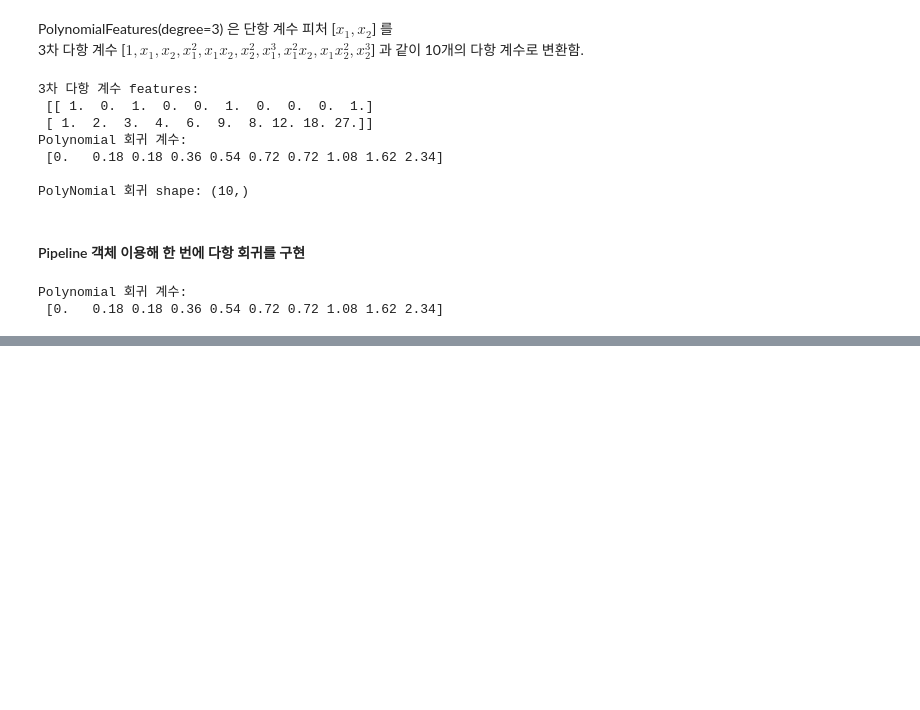
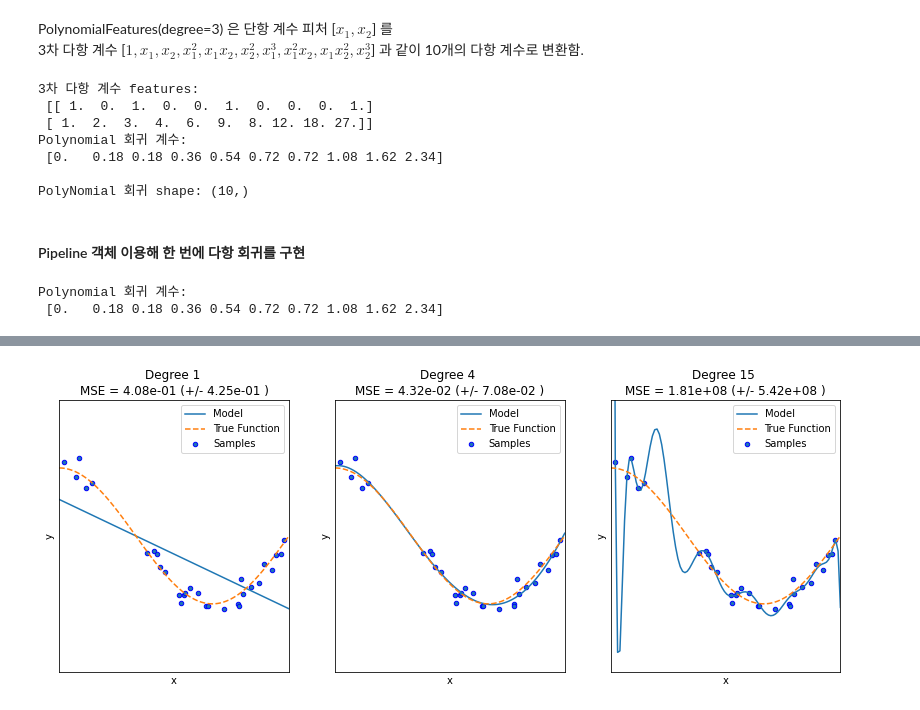
Before and after one commit to johyunkang/python-ml-guide, a Jupyter notebook: python_ml_perfect_guide_05_regression.ipynb, the cells around one changed output, grey strips where cells are left out. Drawn from its saved outputs; the diff is of its cells as text; code cells hidden in the pictures; blank space fills up the shorter version.

```diff
--- a/python_ml_perfect_guide_05_regression.ipynb
+++ b/python_ml_perfect_guide_05_regression.ipynb
@@ -389,0 +398,70 @@ Polynomial 회귀 계수:
+# %%
+import numpy as np
+import matplotlib.pyplot as plt
+from sklearn.pipeline import Pipeline
+from sklearn.preprocessing import PolynomialFeatures
+from sklearn.linear_model import LinearRegression
+from sklearn.model_selection import cross_val_score
+%matplotlib inline
+
+# 임의의 값으로 구성된 X 값에 대해 코사인 변환 값을 반환
+def true_fun(x) :
+    return np.cos(1.5 * np.pi * x)
+
+# x 는 0부터 1까지 30개의 임의의 값을 순서대로 샘플링한 데이터입니다.
+np.random.seed(0)
+n_samples = 30
+x = np.sort(np.random.rand(n_samples))
+print('X:', x)
+
+# y 값은 코사인 기반의 true_fun()에서 약간의 노이즈 변동 값을 더한 값입니다.
+# np.random.randn(2, 2) : 가우시안 표준 정규분포에서 난수 matrix array 생성
+y = true_fun(x) + np.random.randn(n_samples) * 0.1
+print('Y:', y)
+
+# print('rand:', np.random.rand(10))
+# print('randn:', np.random.randn(10))
+
+plt.figure(figsize=(14, 5))
+degrees = [1, 4, 15]
+
+# 다항 회귀의 차수(degree)를 1, 4, 15로 각각 변화시키면서 비교함.
+for i in range(len(degrees)) :
+    ax = plt.subplot(1, len(degrees), i+1)
+    plt.setp(ax, xticks=(), yticks=())
+
+    # 개별 degree 별로 Polynomial 변환합니다.
+    poly = PolynomialFeatures(degree=degrees[i], include_bias=False)
+    lr = LinearRegression()
+    pipeline = Pipeline([('poly', poly),
+                         ('lr', lr)])
+    pipeline.fit(x.reshape(-1, 1), y)
+
+    # 교차 검증으로 다항 회귀를 평가합니다.
+    scores = cross_val_score(pipeline, x.reshape(-1, 1), y, scoring='neg_mean_squared_error', cv=10)
+
+    # pipeline을 구성하는 세부 객체를 접근하는 named_steps['객체명']을 이용해 회귀계수 추출
+    coeff = pipeline.named_steps['lr'].coef_
+    print('\nDegree {0} 회귀 계수는 {1} 입니다.'.format(degrees[i], np.round(coeff, 2)))
+    print('Degree {0} MSE 는 {1} 입니다.'.format(degrees[i], -1*np.mean(scores)))
+
+    # 0부터 1까지 테스트 데이터 세트를 100개로 나눠 예측을 수행합니다.
+    # 테스트 데이터 세트에 회귀 예측을 수행하고 예측 곡선과 실제 곡선을 그려서 비교합니다.
+    x_test = np.linspace(0, 1, 100)
+
+    # 예측값 곡선
+    plt.plot(x_test, pipeline.predict(x_test[:, np.newaxis]), label='Model')
+
+    # 실제값 곡선
+    plt.plot(x_test, true_fun(x_test), '--', label='True Function')
+    plt.scatter(x, y, edgecolor='b', s=20, label='Samples')
+
+    plt.xlabel('x')
+    plt.ylabel('y')
+    plt.xlim((0, 1))
+    plt.ylim((-2, 2))
+    plt.legend(loc='best')
+    plt.title('Degree {} \nMSE = {:.2e} (+/- {:.2e} )'.format(degrees[i], -scores.mean(), scores.std()))
+
+plt.show()
+# %% [output]
@@ -389,0 +485 @@ Polynomial 회귀 계수:
+[figure, added]
```
Also changed, not shown: parts of 5 cells of this notebook.
